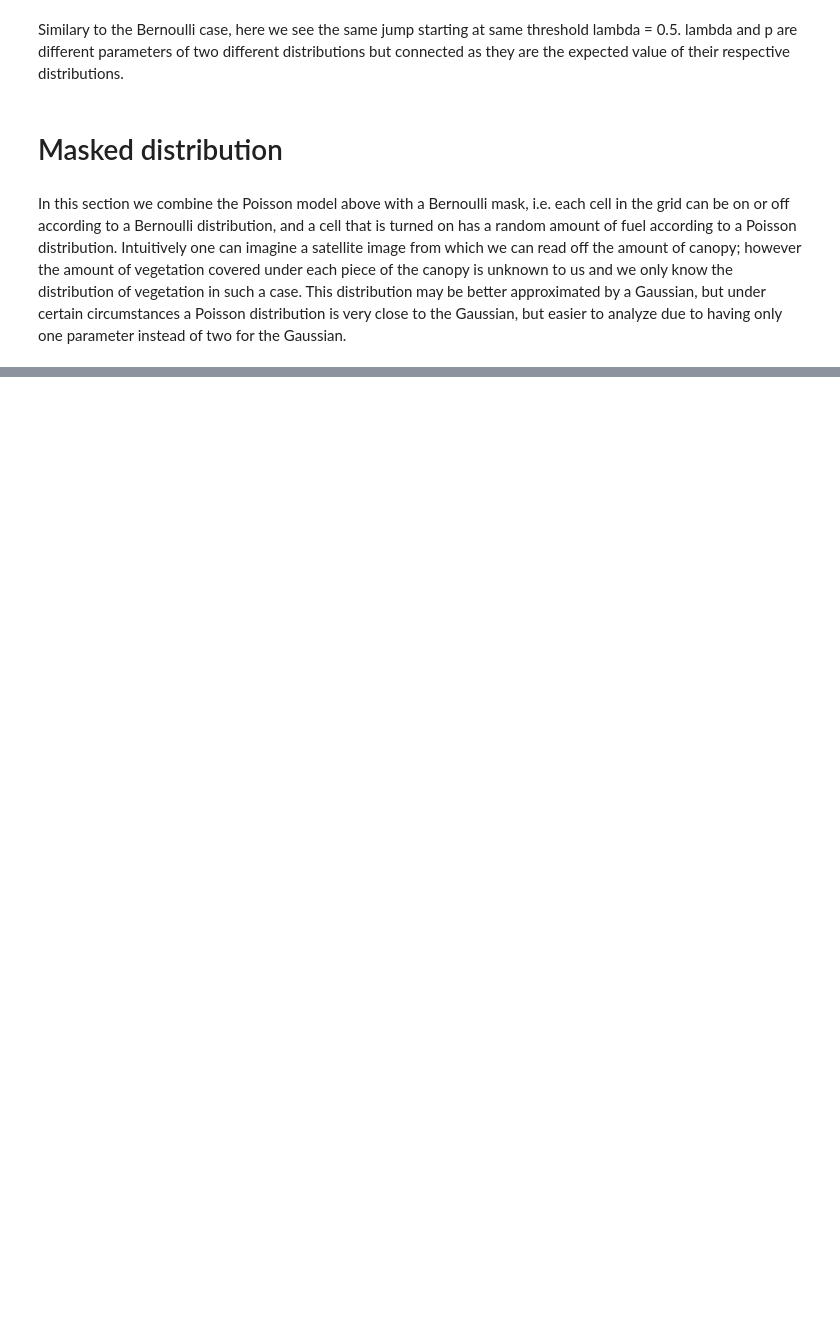
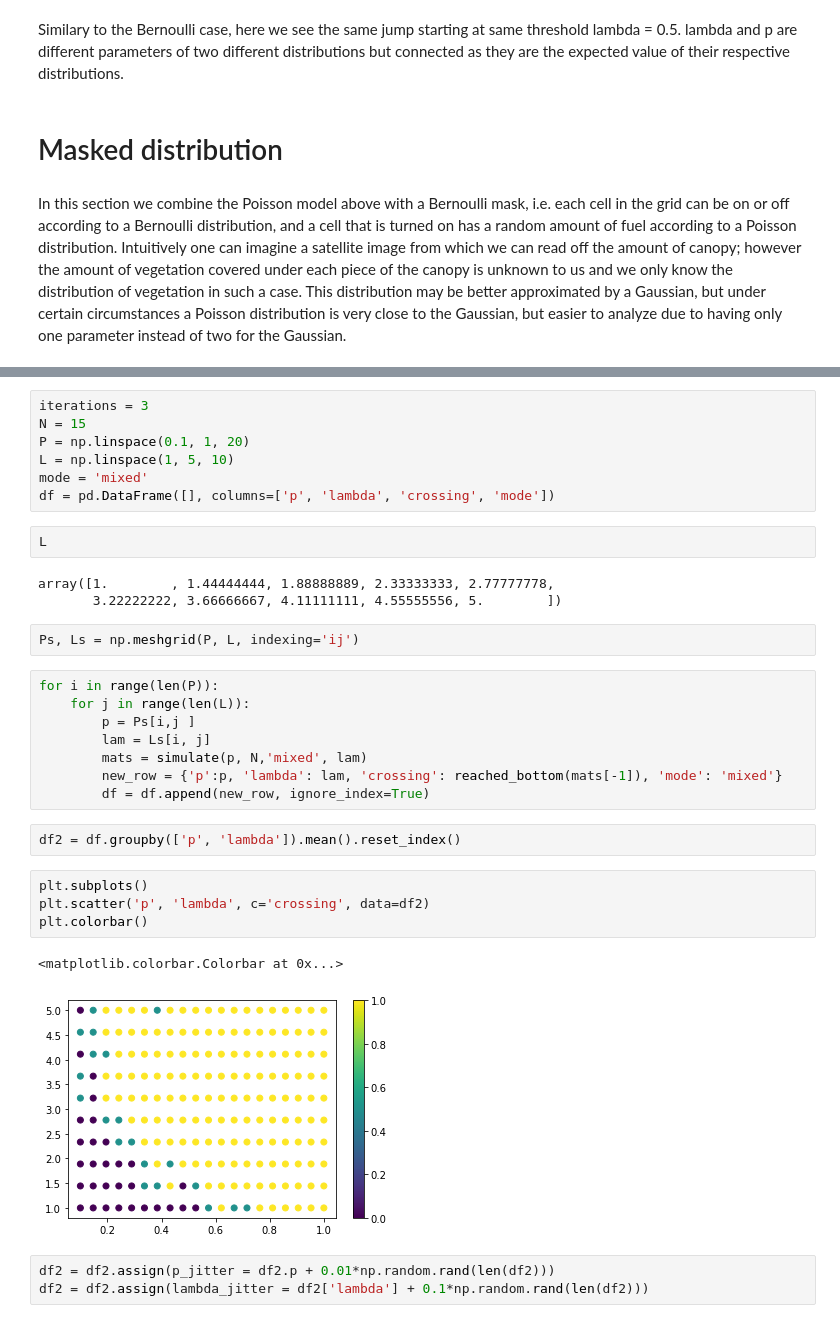
Before and after one commit to advancedchimp/bushfire_percolation, a Jupyter notebook: Percolation.ipynb, the cells around one changed output, grey strips where cells are left out. Saved outputs shown, nothing was run; the diff lists cells and outputs as text; blank space fills up the shorter version.

Commit message:
continue mixed model

```diff
--- a/Percolation.ipynb
+++ b/Percolation.ipynb
@@ -410,0 +390,34 @@ animate(mats, 'poisson')
+# %%
+iterations = 3
+N = 15
+P = np.linspace(0.1, 1, 20)
+L = np.linspace(1, 5, 10)
+mode = 'mixed'
+df = pd.DataFrame([], columns=['p', 'lambda', 'crossing', 'mode'])
+# %%
+L
+# %% [output]
+array([1.        , 1.44444444, 1.88888889, 2.33333333, 2.77777778,
+       3.22222222, 3.66666667, 4.11111111, 4.55555556, 5.        ])
+# %%
+Ps, Ls = np.meshgrid(P, L, indexing='ij')
+# %%
+for i in range(len(P)):
+    for j in range(len(L)):
+        p = Ps[i,j ]
+        lam = Ls[i, j]
+        mats = simulate(p, N,'mixed', lam)
+        new_row = {'p':p, 'lambda': lam, 'crossing': reached_bottom(mats[-1]), 'mode': 'mixed'}
+        df = df.append(new_row, ignore_index=True)
+# %%
+df2 = df.groupby(['p', 'lambda']).mean().reset_index()
+# %%
+plt.subplots()
+plt.scatter('p', 'lambda', c='crossing', data=df2)
+plt.colorbar()
+# %% [output]
+<matplotlib.colorbar.Colorbar at 0x...>
+[figure, added]
+# %%
+df2 = df2.assign(p_jitter = df2.p + 0.01*np.random.rand(len(df2)))
+df2 = df2.assign(lambda_jitter = df2['lambda'] + 0.1*np.random.rand(len(df2)))
```
Also changed, not shown: parts of 18 cells of this notebook.
